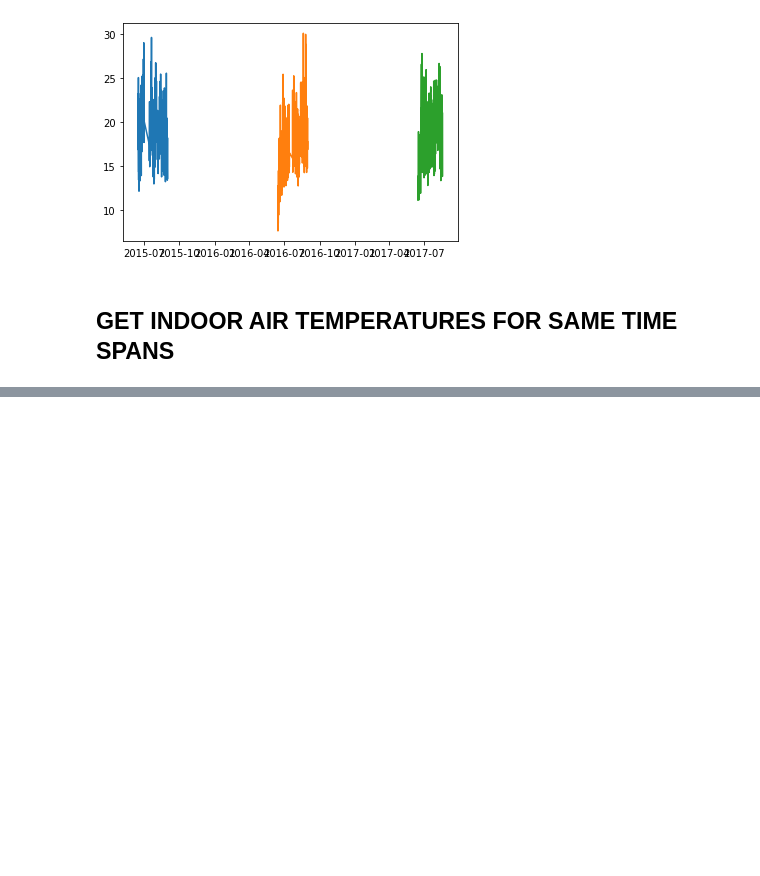
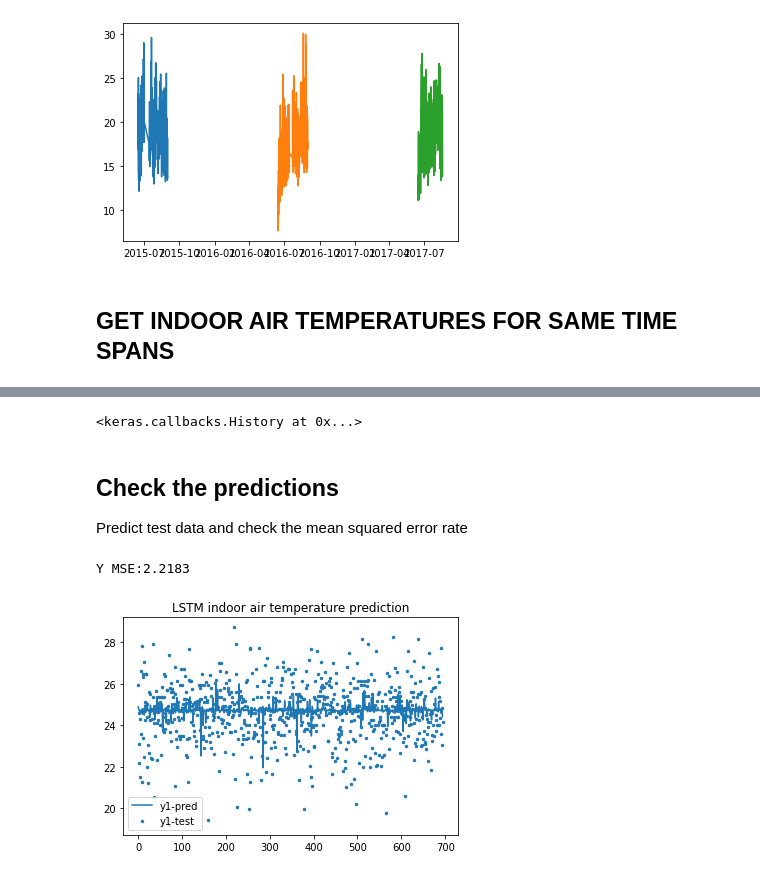
Before and after one commit to DonnaVakalis/forecasting-MRT-gap, a Jupyter notebook: model/model_LSTM.ipynb, the cells around one changed output, grey strips where cells are left out. Drawn from its saved outputs; the diff is of its cells as text; code cells hidden in the pictures; blank space fills up the shorter version.

```diff
--- a/model/model_LSTM.ipynb
+++ b/model/model_LSTM.ipynb
@@ -191,0 +226,8 @@ testX_2015
+# %%
+# Define
+model = Sequential()
+model.add(LSTM(64, input_shape=in_dim, activation="relu"))
+model.add(Dense(out_dim))
+model.compile(loss="mse", optimizer="adam")
+
+model.summary()
@@ -191,0 +247,27 @@ testX_2015
+# %%
+# Fit using the training set
+
+model.fit(xtrain, ytrain, epochs=100, batch_size=12, verbose=0)
+# %% [output]
+<keras.callbacks.History at 0x...>
+# %% [markdown]
+## Check the predictions
+
+Predict test data and check the mean squared error rate
+# %%
+ypred = model.predict(xtest)
+
+print("Y MSE:%.4f" % mean_squared_error(ytest[:,0], ypred[:,0]))
+# %% [output]
+Y MSE:2.2183
+# %%
+# Visualize Results
+
+x_ax = range(len(xtest))
+plt.title("LSTM indoor air temperature prediction")
+plt.scatter(x_ax, ytest[:,0],  s=6, label="y1-test")
+plt.plot(x_ax, ypred[:,0], label="y1-pred")
+plt.legend()
+plt.show()
+# %% [output]
+[figure, added]
```
Also changed, not shown: parts of 17 cells of this notebook.
